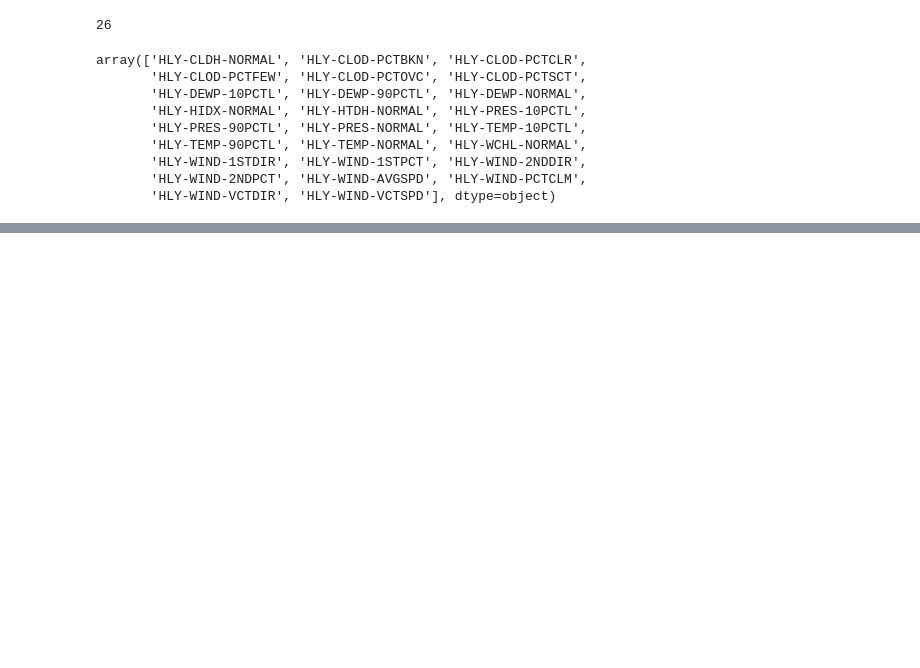
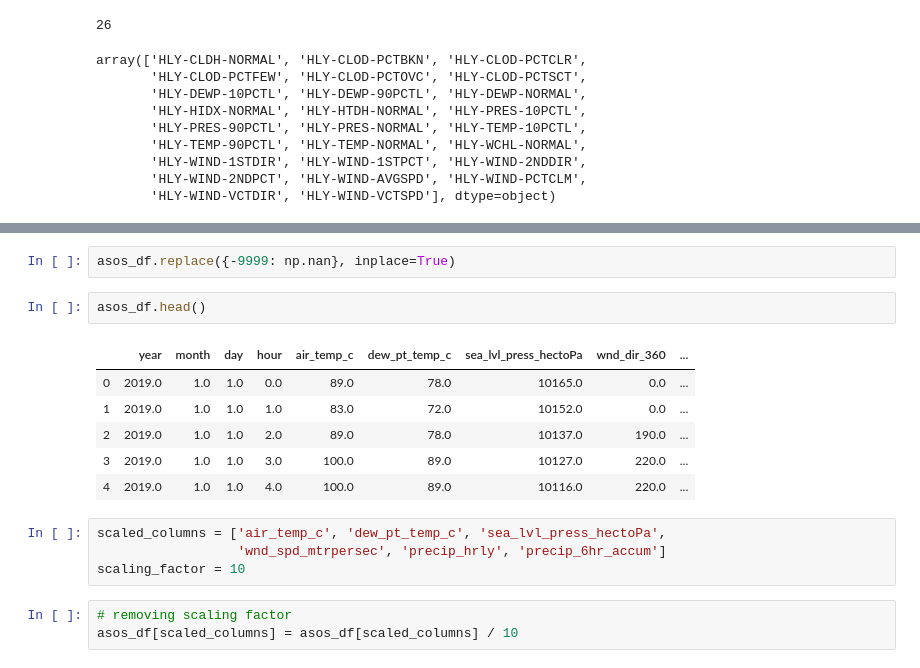
Before and after one commit to NathanVenos/dc-ds-08-26-19, a Jupyter notebook: blogs/blog_2/weather_api_exploring.ipynb, the cells around one changed output, grey strips where cells are left out. Saved outputs shown, nothing was run; the diff lists cells and outputs as text; blank space fills up the shorter version.

```diff
--- a/blogs/blog_2/weather_api_exploring.ipynb
+++ b/blogs/blog_2/weather_api_exploring.ipynb
@@ -186,0 +211,18 @@ array(['HLY-CLDH-NORMAL', 'HLY-CLOD-PCTBKN', 'HLY-CLOD-PCTCLR',
+# %%
+asos_df.replace({-9999: np.nan}, inplace=True)
+# %%
+asos_df.head()
+# %% [output]
+|  | year | month | day | hour | air_temp_c | dew_pt_temp_c | sea_lvl_press_hectoPa | wnd_dir_360 | ... |
+| 0 | 2019.0 | 1.0 | 1.0 | 0.0 | 89.0 | 78.0 | 10165.0 | 0.0 | ... |
+| 1 | 2019.0 | 1.0 | 1.0 | 1.0 | 83.0 | 72.0 | 10152.0 | 0.0 | ... |
+| 2 | 2019.0 | 1.0 | 1.0 | 2.0 | 89.0 | 78.0 | 10137.0 | 190.0 | ... |
+| 3 | 2019.0 | 1.0 | 1.0 | 3.0 | 100.0 | 89.0 | 10127.0 | 220.0 | ... |
+| 4 | 2019.0 | 1.0 | 1.0 | 4.0 | 100.0 | 89.0 | 10116.0 | 220.0 | ... |
+# %%
+scaled_columns = ['air_temp_c', 'dew_pt_temp_c', 'sea_lvl_press_hectoPa',
+                  'wnd_spd_mtrpersec', 'precip_hrly', 'precip_6hr_accum']
+scaling_factor = 10
+# %%
+# removing scaling factor
+asos_df[scaled_columns] = asos_df[scaled_columns] / 10
```
Also changed, not shown: parts of 5 cells of this notebook, 19 other files.
